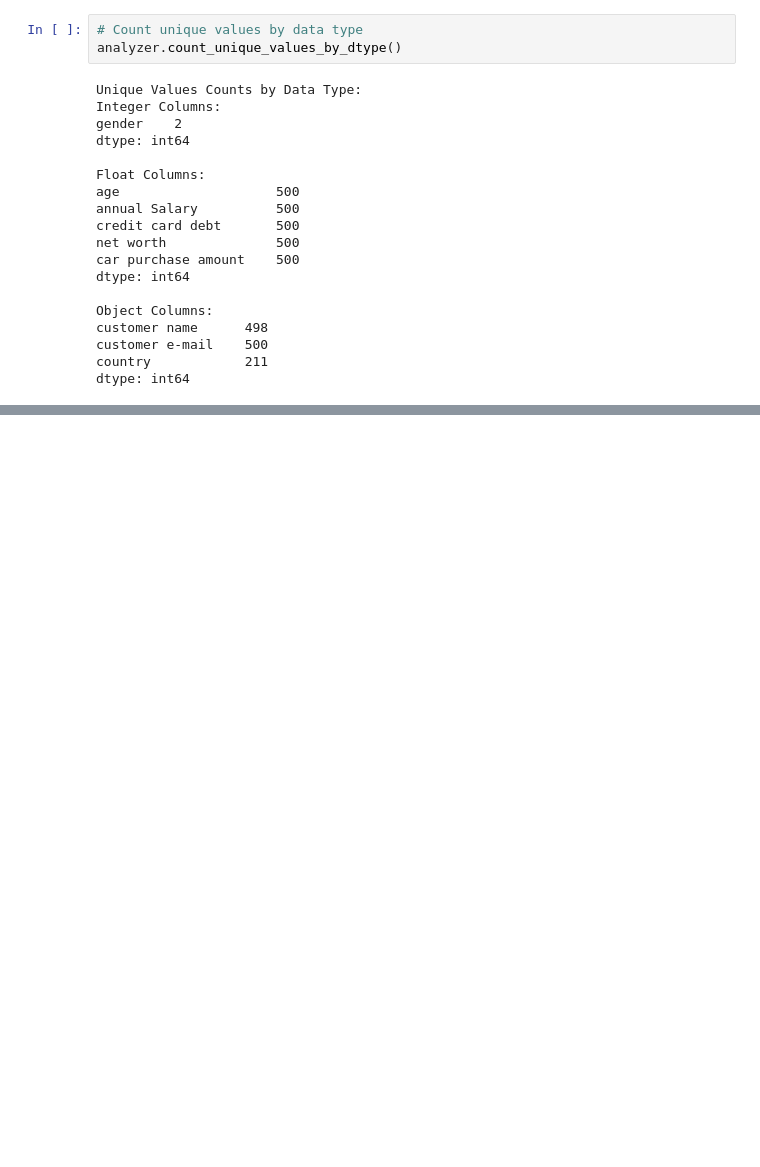
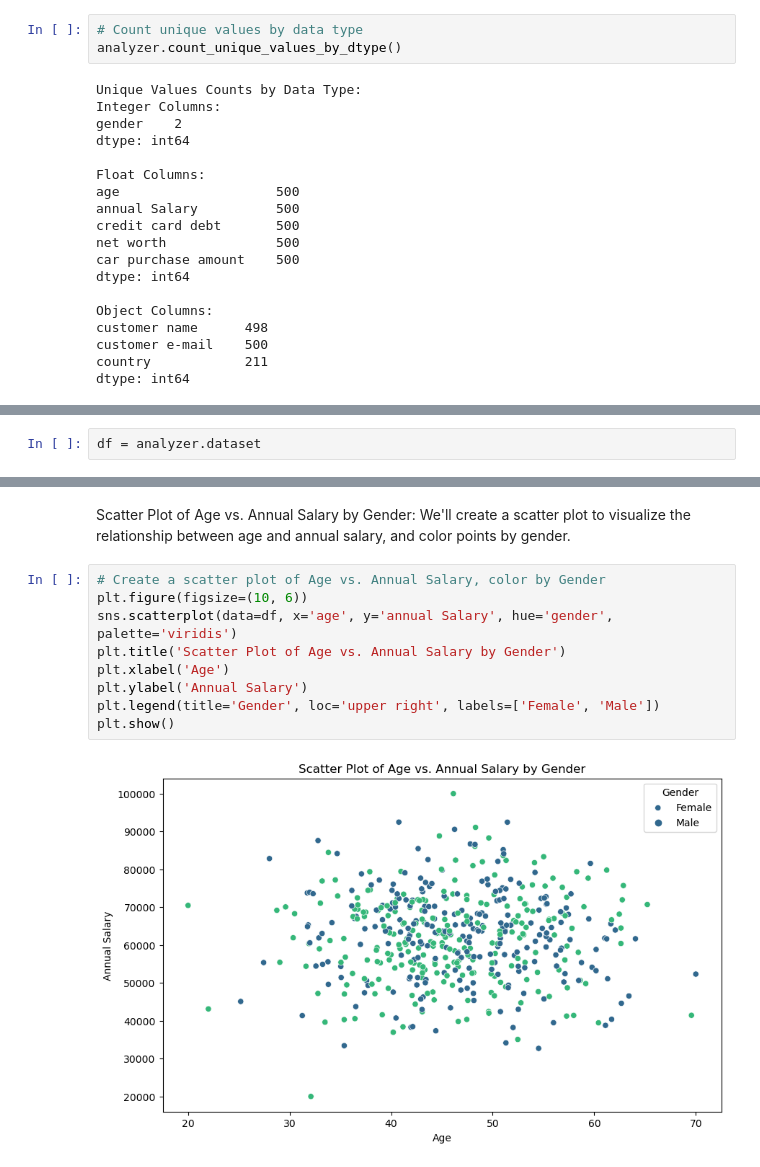
Before and after one commit to Isaac-Ndirangu-Muturi-749/CODSOFT-Predictive-Modeling-for-Car-Purchase-Amount, a Jupyter notebook: jupyter_notebook.ipynb, the cells around one changed output, grey strips where cells are left out. Drawn from its saved outputs; the diff is of its cells as text; blank space fills up the shorter version.

```diff
--- a/jupyter_notebook.ipynb
+++ b/jupyter_notebook.ipynb
@@ -317,0 +438,2 @@ EDA
+# %%
+df = analyzer.dataset
@@ -317,0 +503,14 @@ EDA
+# %% [markdown]
+Scatter Plot of Age vs. Annual Salary by Gender:
+We'll create a scatter plot to visualize the relationship between age and annual salary, and color points by gender.
+# %%
+# Create a scatter plot of Age vs. Annual Salary, color by Gender
+plt.figure(figsize=(10, 6))
+sns.scatterplot(data=df, x='age', y='annual Salary', hue='gender', palette='viridis')
+plt.title('Scatter Plot of Age vs. Annual Salary by Gender')
+plt.xlabel('Age')
+plt.ylabel('Annual Salary')
+plt.legend(title='Gender', loc='upper right', labels=['Female', 'Male'])
+plt.show()
+# %% [output]
+[figure, added]
```
Also changed, not shown: parts of 61 cells of this notebook.
